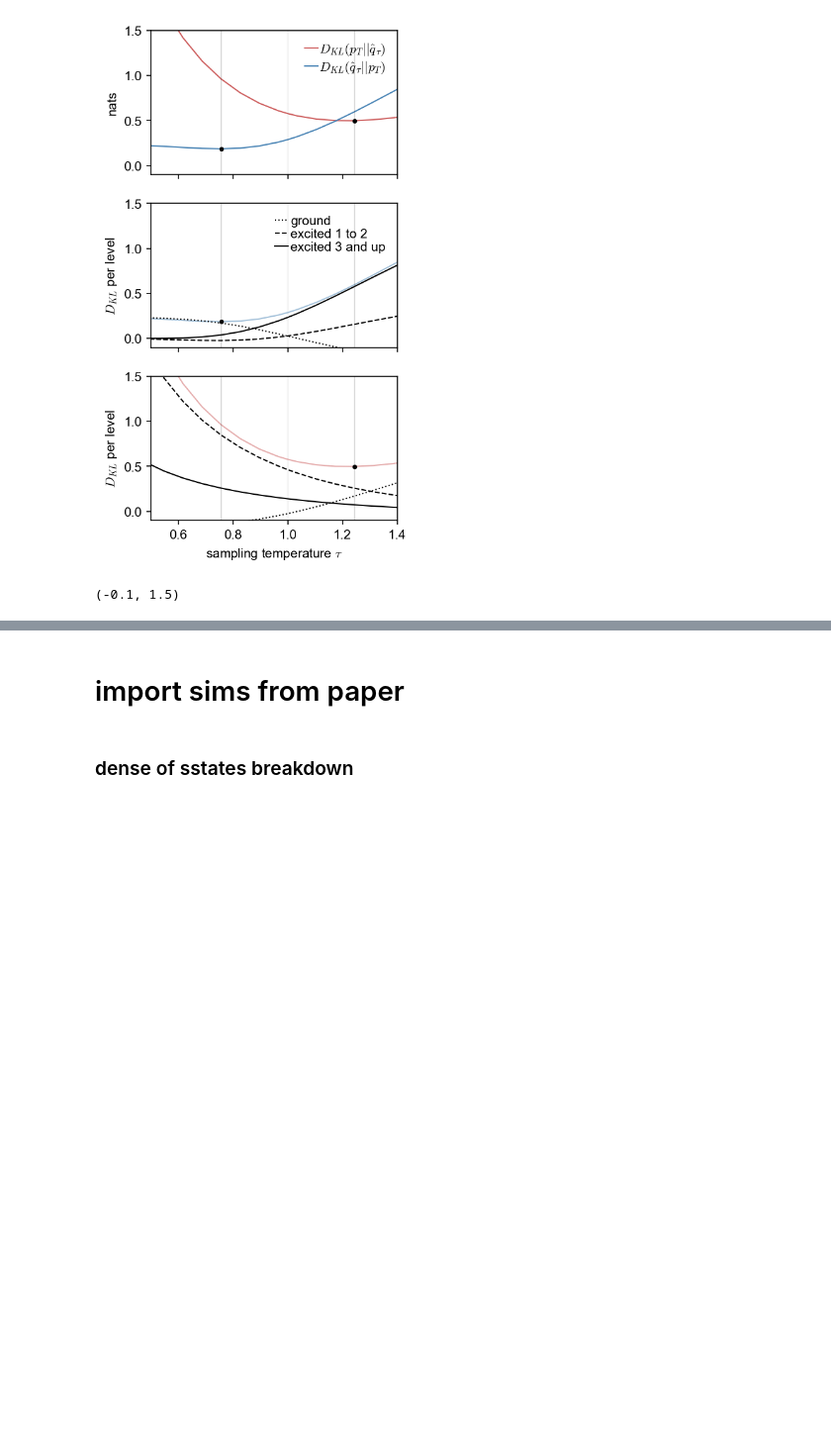
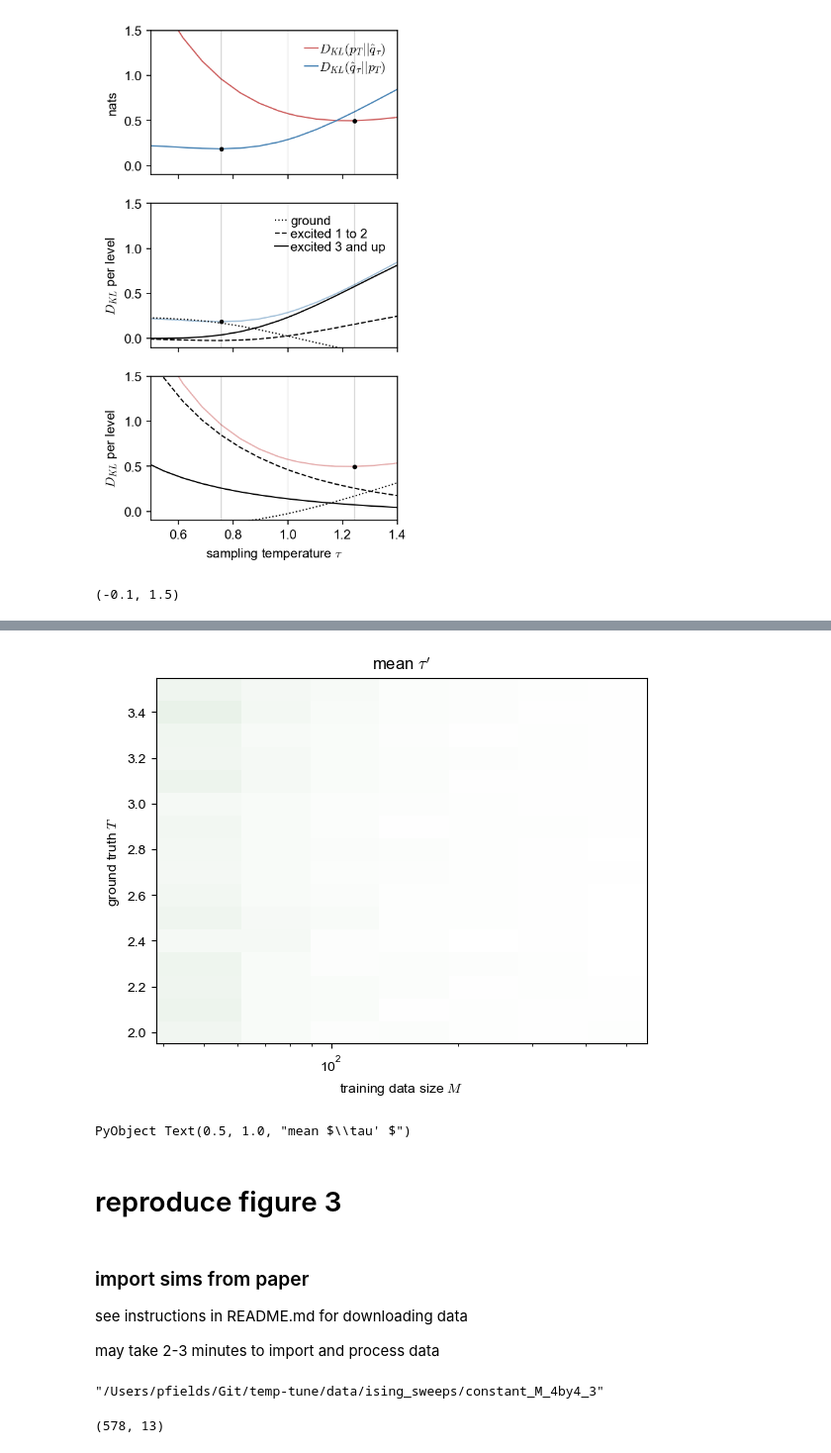
Before and after one commit to sepalmer/temp-tune, a Jupyter notebook: notebooks/sweep_nn_ising.ipynb, the cells around one changed output, grey strips where cells are left out. Shown at 99% size. Saved outputs shown, nothing was run; the diff lists cells and outputs as text; code cells hidden in the pictures; blank space fills up the shorter version.

```diff
--- a/notebooks/sweep_nn_ising.ipynb
+++ b/notebooks/sweep_nn_ising.ipynb
@@ -563,37 +226,72 @@ all_e_dict, avg_prob_per_e_level, rel_surprise_per_e_level, rel_surpise =decompo
+# %%
+fig, ax =subplots()
+
+tau_prime_plot(ax,
+            true_temps_to_swp, all_Ms_swpt,
+            all_taus, all_taus_prime ;
+            Ts_idxx=1:16,
+            Ms_idxx=1:7)
+
+ax.set_title("mean "*L"\tau' ")
+# %% [output]
+[figure, added]
+PyObject Text(0.5, 1.0, "mean $\\tau' $")
+# %% [markdown]
+# reproduce figure 3
 # %% [markdown]
-# import sims from paper
+### import sims from paper
+see instructions in README.md for downloading data
+
+may take 2-3 minutes to import and process data
 # %%
 nreps = 10
+
+
+
 nsamples_to_sweep = Int.(round.(10 .^collect(range(;start=log10(50),
                 stop=log10(1500), length=50))))[2:4:end]
 true_temps_to_sweep=[ collect(2.00:0.05:3) ; collect(3.2:0.2:5) ]
-# true_temps_to_sweep=[ collect(2.00:0.05:3) ; collect(3.2:0.2:5) ]
 mu_vals_to_sweep = []
-# nsamples_to_sweep = Int.(round.(10 .^collect(range(;start=log10(50), stop=log10(1500), length=50))))
-
 tau_sweep_opts_4by4 = TauSweepOptions(nreps, mu_vals_to_sweep,
     true_temps_to_sweep, "constant M", m_by_n=(4,4),
     nsamples_to_sweep = nsamples_to_sweep );
 
-savedir=joinpath(pwd(), "constant_M_4by4")
+
+
+nsamples_to_sweep = Int.(round.( collect( range(; start=2000, stop=10_000, length=4))))
+true_temps_to_sweep=[ collect(2.00:0.05:3) ; collect(3.2:0.2:5) ]
+tau_sweep_opts_4by4_2 = TauSweepOptions(nreps, mu_vals_to_sweep,
+    true_temps_to_sweep, "constant M", m_by_n=(4,4),
+    nsamples_to_sweep = nsamples_to_sweep );
+
+
+
+true_temps_to_sweep_3 = collect(3.05:0.05:3.15)
+nsamples_to_sweep = Int.(round.(10 .^collect(range(;start=log10(50),
+                stop=log10(1500), length=50))))[2:4:end]
+append!( nsamples_to_sweep,
+    Int.(round.( collect( range(; start=2000, stop=10_000, length=4)))))
+tau_sweep_opts_4by4_3 = TauSweepOptions(nreps, mu_vals_to_sweep,
+    true_temps_to_sweep_3, "constant M", m_by_n=(4,4),
+    nsamples_to_sweep = nsamples_to_sweep );
+
+
+
+savedir  =datadir("ising_sweeps", "constant_M_4by4")
+savedir_2=datadir("ising_sweeps", "constant_M_4by4_2")
+savedir_3=datadir("ising_sweeps", "constant_M_4by4_3")
+# %% [output]
+"/Users/pfields/Git/temp-tune/data/ising_sweeps/constant_M_4by4_3"
 # %%
-savedir_2=joinpath(pwd(), "constant_M_4by4_2")
-savedir_3=joinpath(pwd(), "constant_M_4by4_3")
+df_raw_all_reps = DataFrame()
 
-nsamples_to_sweep = Int.(round.( collect( range(; start=2000, stop=10_000, length=4))))
-tau_sweep_opts_4by4_2 = TauSweepOptions(nreps, mu_vals_to_sweep,
-    true_temps_to_sweep, "constant M", m_by_n=(4,4),
-    nsamples_to_sweep = nsamples_to_sweep );
+append!( df_raw_all_reps, load_from_sweeps( tau_sweep_opts_4by4, savedir ) )
+append!( df_raw_all_reps, load_from_sweeps( tau_sweep_opts_4by4_2, savedir_2 ) )
+append!( df_raw_all_reps, load_from_sweeps( tau_sweep_opts_4by4_3, savedir_3 ) )
 
 
-true_temps_to_sweep_3 =  collect(3.05:0.05:3.15)
-nsamples_to_sweep = Int.(round.(10 .^collect(range(;start=log10(50),
-                stop=log10(1500), length=50))))[2:4:end]
-append!( nsamples_to_sweep,
-    Int.(round.( collect( range(; start=2000, stop=10_000, length=4)))))
+df_raw_all_reps = unique( df_raw_all_reps );
 
-tau_sweep_opts_4by4_3 = TauSweepOptions(nreps, mu_vals_to_sweep,
-    true_temps_to_sweep_3, "constant M", m_by_n=(4,4),
-    nsamples_to_sweep = nsamples_to_sweep );
+size(df_raw_all_reps)
+# %% [output]
+(578, 13)
-# %% [markdown]
-### dense of sstates breakdown
```
Also changed, not shown: parts of 33 cells of this notebook, 6 other files.
